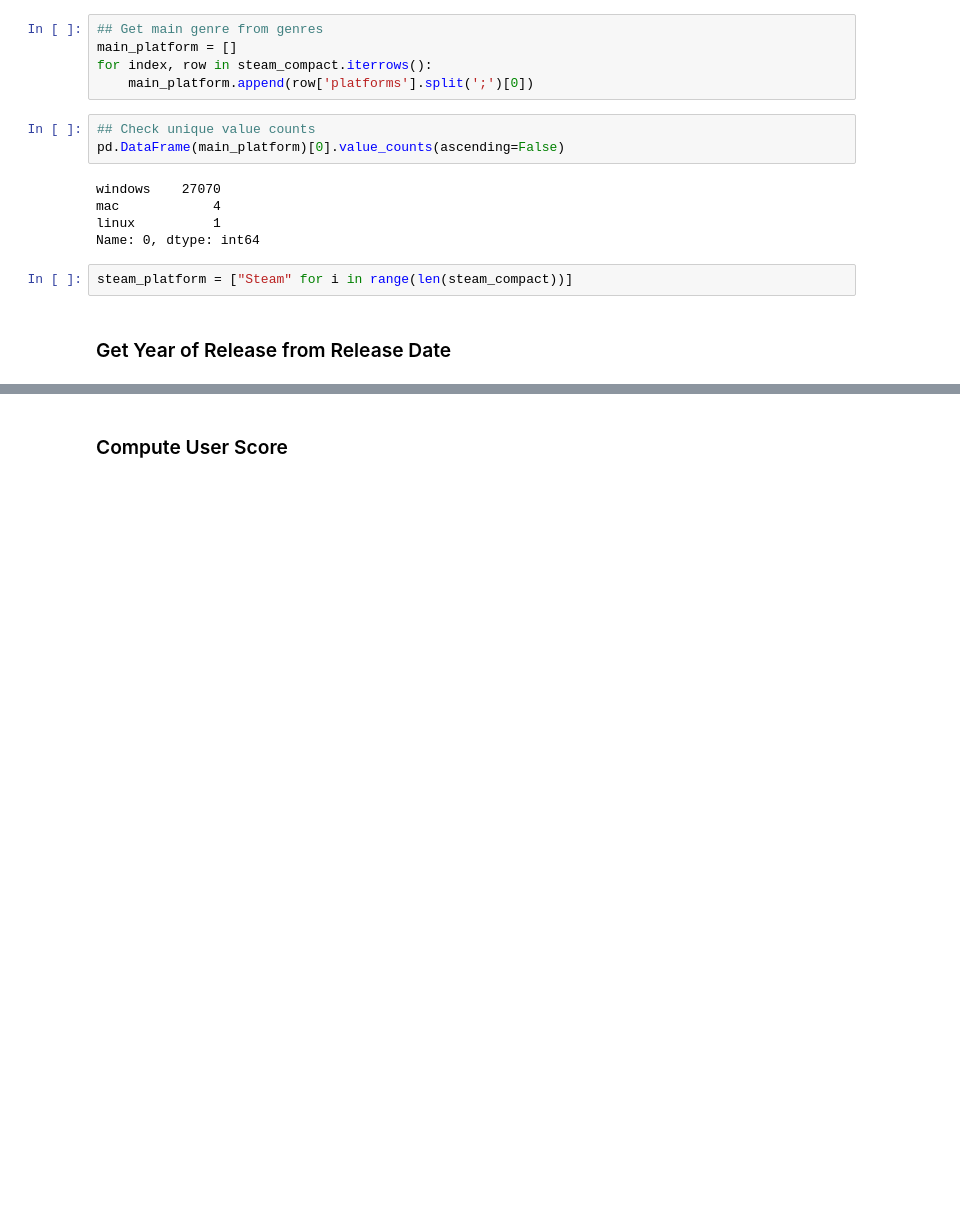
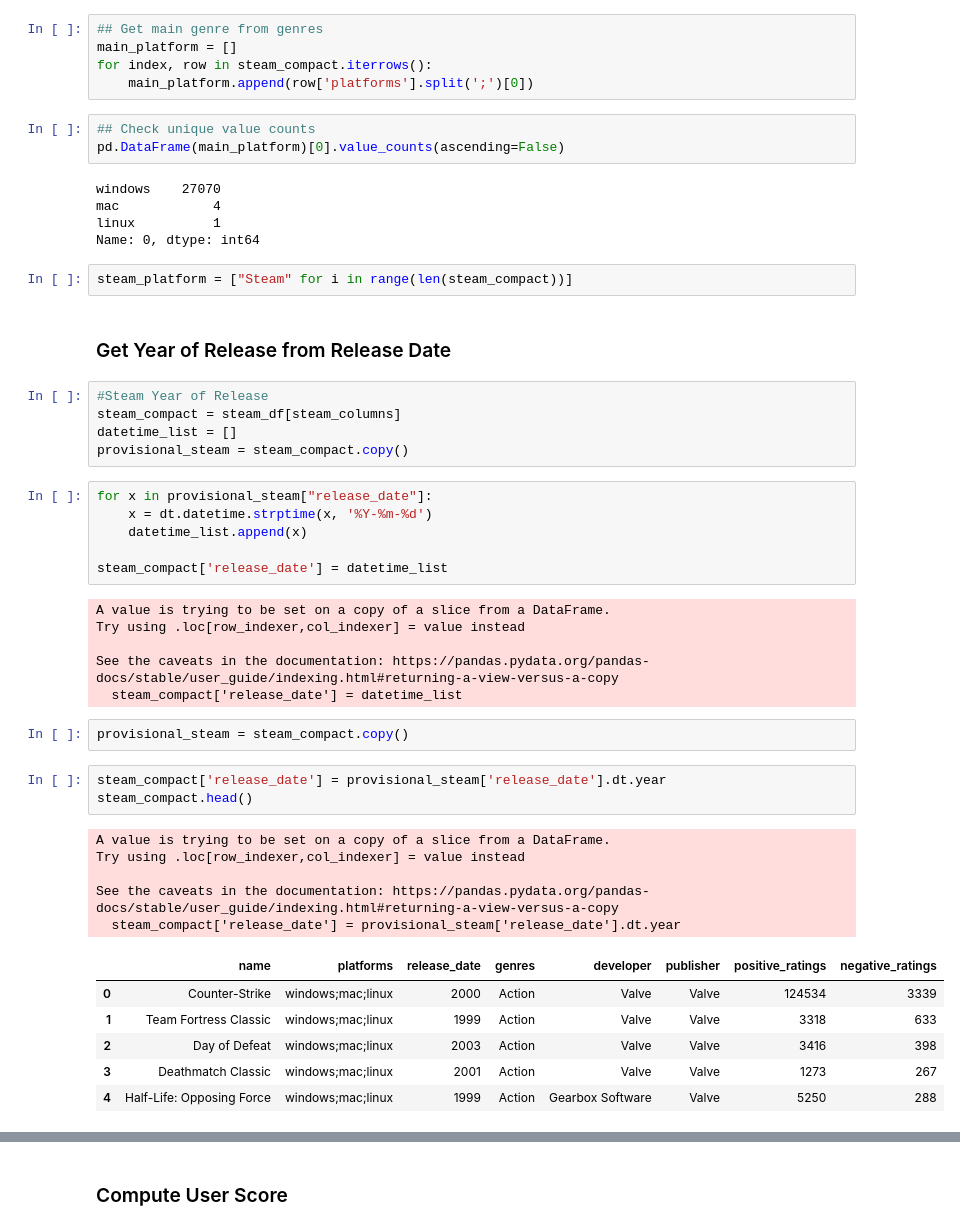
Before and after one commit to RaulMaya/Video_Games_Analysis, a Jupyter notebook: ETL_Project.ipynb, the cells around one changed output, grey strips where cells are left out. Drawn from its saved outputs; the diff is of its cells as text; blank space fills up the shorter version.

Commit message:
Exctracting Year From Datetime in Both DFs

```diff
--- a/ETL_Project.ipynb
+++ b/ETL_Project.ipynb
@@ -144,3 +145,37 @@ Name: 0, dtype: int64
 steam_platform = ["Steam" for i in range(len(steam_compact))]
 # %% [markdown]
 ### Get Year of Release from Release Date
+# %%
+#Steam Year of Release
+steam_compact = steam_df[steam_columns]
+datetime_list = []
+provisional_steam = steam_compact.copy()
+# %%
+for x in provisional_steam["release_date"]:
+    x = dt.datetime.strptime(x, '%Y-%m-%d')
+    datetime_list.append(x)
+
+steam_compact['release_date'] = datetime_list
+# %% [output]
+A value is trying to be set on a copy of a slice from a DataFrame.
+Try using .loc[row_indexer,col_indexer] = value instead
+
+See the caveats in the documentation: https://pandas.pydata.org/pandas-docs/stable/user_guide/indexing.html#returning-a-view-versus-a-copy
+  steam_compact['release_date'] = datetime_list
+# %%
+provisional_steam = steam_compact.copy()
+# %%
+steam_compact['release_date'] = provisional_steam['release_date'].dt.year
+steam_compact.head()
+# %% [output]
+A value is trying to be set on a copy of a slice from a DataFrame.
+Try using .loc[row_indexer,col_indexer] = value instead
+
+See the caveats in the documentation: https://pandas.pydata.org/pandas-docs/stable/user_guide/indexing.html#returning-a-view-versus-a-copy
+  steam_compact['release_date'] = provisional_steam['release_date'].dt.year
+|  | name | platforms | release_date | genres | developer | publisher | positive_ratings | negative_ratings |
+| 0 | Counter-Strike | windows;mac;linux | 2000 | Action | Valve | Valve | 124534 | 3339 |
+| 1 | Team Fortress Classic | windows;mac;linux | 1999 | Action | Valve | Valve | 3318 | 633 |
+| 2 | Day of Defeat | windows;mac;linux | 2003 | Action | Valve | Valve | 3416 | 398 |
+| 3 | Deathmatch Classic | windows;mac;linux | 2001 | Action | Valve | Valve | 1273 | 267 |
+| 4 | Half-Life: Opposing Force | windows;mac;linux | 1999 | Action | Gearbox Software | Valve | 5250 | 288 |
```
Also changed, not shown: parts of 2 cells of this notebook.
